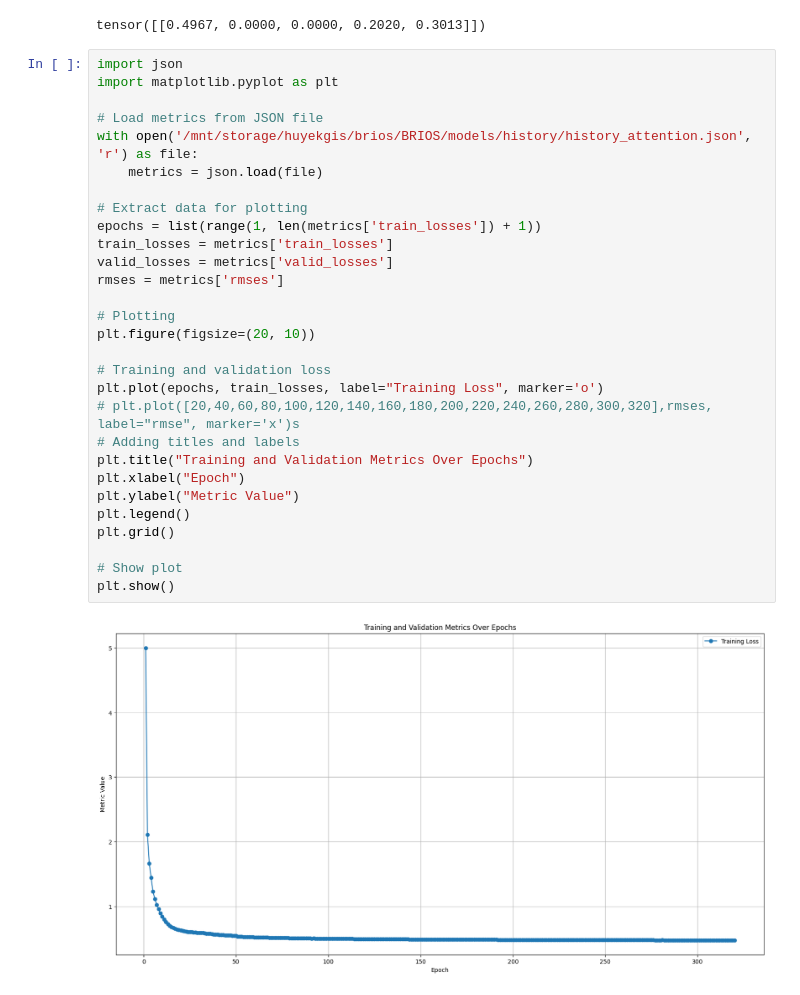
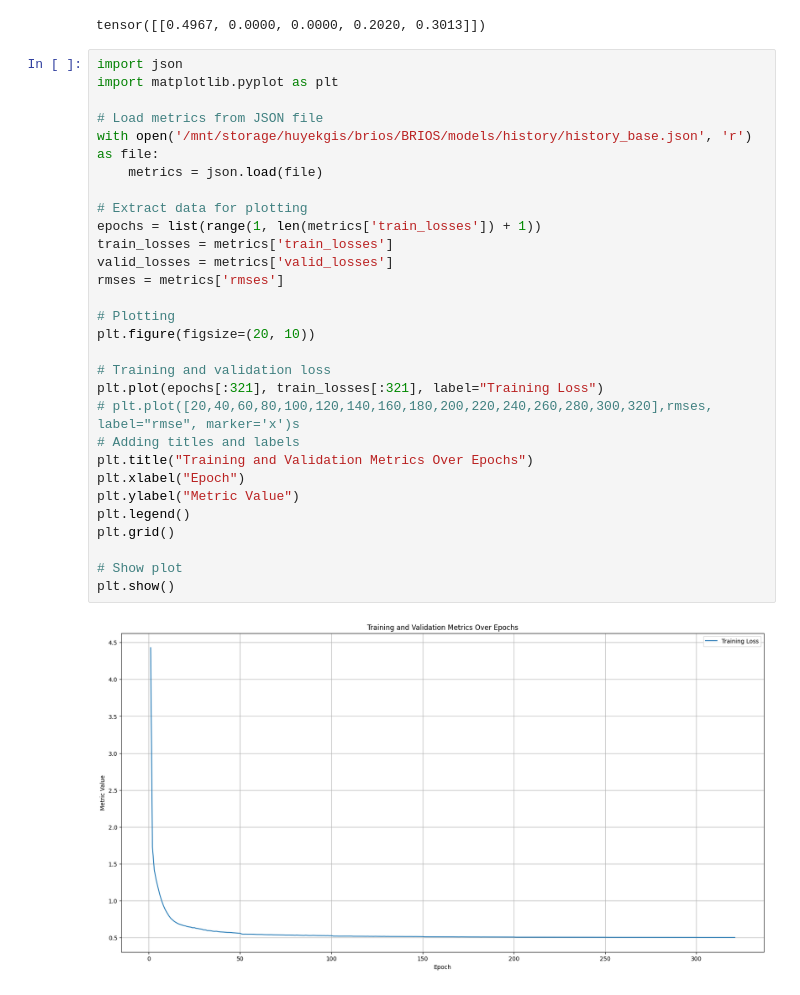
Before and after one commit to eKAI-RnD/BRIOS, a Jupyter notebook: BRIOS/notebooks/TTSM_model.ipynb, the cells around one changed output. Cells and saved outputs as stored; diff of their text form.

Commit message:
add some new file model train

```diff
--- a/BRIOS/notebooks/TTSM_model.ipynb
+++ b/BRIOS/notebooks/TTSM_model.ipynb
@@ -17,34 +17,34 @@ tensor([[0.4967, 0.0000, 0.0000, 0.2020, 0.3013]])
 # %%
 import json
 import matplotlib.pyplot as plt
 
 # Load metrics from JSON file
-with open('/mnt/storage/huyekgis/brios/BRIOS/models/history/history_attention.json', 'r') as file:
+with open('/mnt/storage/huyekgis/brios/BRIOS/models/history/history_base.json', 'r') as file:
     metrics = json.load(file)
 
 # Extract data for plotting
 epochs = list(range(1, len(metrics['train_losses']) + 1))
 train_losses = metrics['train_losses']
 valid_losses = metrics['valid_losses']
 rmses = metrics['rmses']
 
 # Plotting
 plt.figure(figsize=(20, 10))
 
 # Training and validation loss
-plt.plot(epochs, train_losses, label="Training Loss", marker='o')
+plt.plot(epochs[:321], train_losses[:321], label="Training Loss")
 # plt.plot([20,40,60,80,100,120,140,160,180,200,220,240,260,280,300,320],rmses, label="rmse", marker='x')s
 # Adding titles and labels
 plt.title("Training and Validation Metrics Over Epochs")
 plt.xlabel("Epoch")
 plt.ylabel("Metric Value")
 plt.legend()
 plt.grid()
 
 # Show plot
 plt.show()
 # %% [output]
-[figure, old version]
+[figure, new version]
 # %%
 plt.figure(figsize=(20, 10))
 
```
Also changed, not shown: parts of 6 cells of this notebook, 8 other files.
